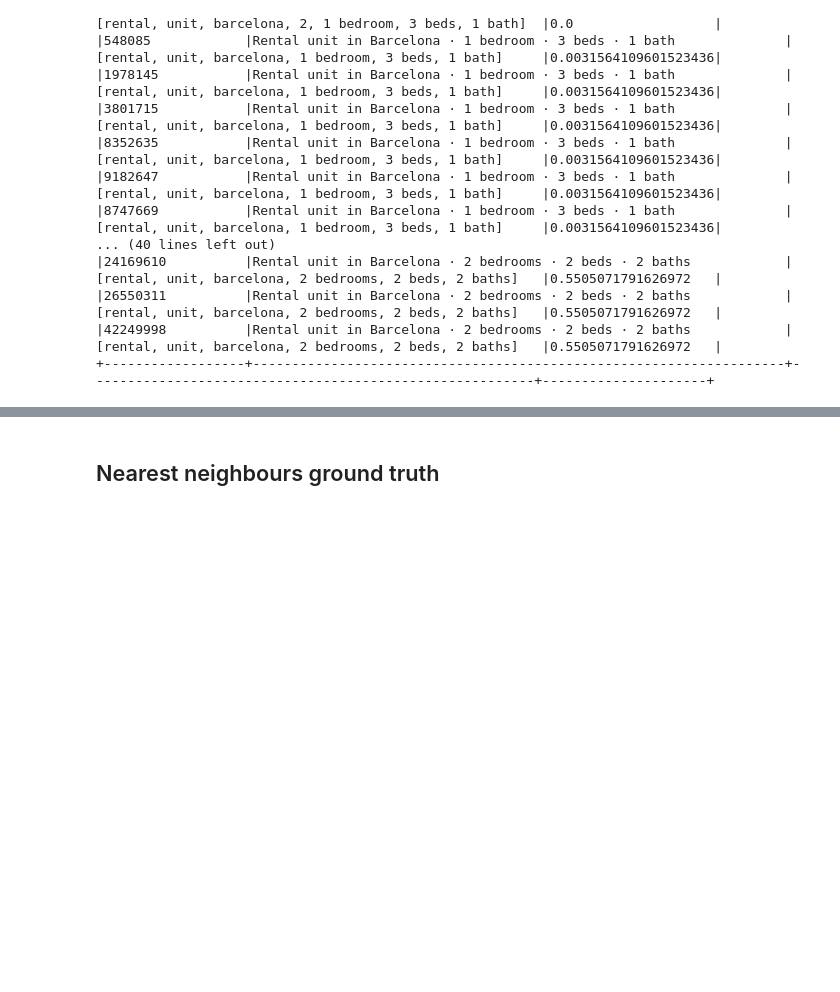
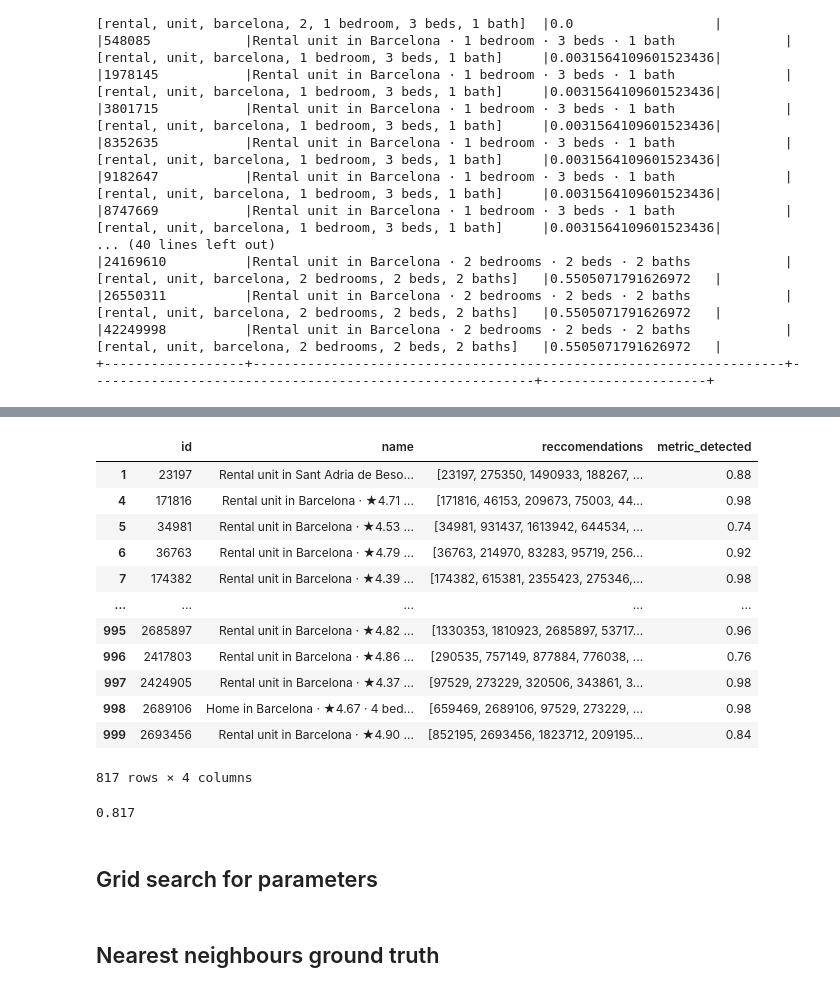
Before and after one commit to shandrayu/mining-massive-databases, a Jupyter notebook: notebooks/homework_pyspark_yuliia.ipynb, the cells around one changed output, grey strips where cells are left out. Drawn from its saved outputs; the diff is of its cells as text; code cells hidden in the pictures; blank space fills up the shorter version.

```diff
--- a/notebooks/homework_pyspark_yuliia.ipynb
+++ b/notebooks/homework_pyspark_yuliia.ipynb
@@ -336,0 +520,3 @@ Query ID: 562020
+# %%
+df["metric_detected"] = df.apply(lambda row : np.sum(np.isin(row.reccomendations, row.gt_ids)) / num_neighbours, axis = 1)
+df["metric_missed"] = 1 - df["metric_detected"]
@@ -337,3 +534,28 @@ Query ID: 562020
+# %%
+threshold = 0.7
+good_reccomendations = df.loc[df["metric_detected"] > threshold][["id", "name", "reccomendations", "metric_detected"]]
+good_reccomendations
+# %% [output]
+|  | id | name | reccomendations | metric_detected |
+| 1 | 23197 | Rental unit in Sant Adria de Beso... | [23197, 275350, 1490933, 188267, ... | 0.88 |
+| 4 | 171816 | Rental unit in Barcelona · ★4.71 ... | [171816, 46153, 209673, 75003, 44... | 0.98 |
+| 5 | 34981 | Rental unit in Barcelona · ★4.53 ... | [34981, 931437, 1613942, 644534, ... | 0.74 |
+| 6 | 36763 | Rental unit in Barcelona · ★4.79 ... | [36763, 214970, 83283, 95719, 256... | 0.92 |
+| 7 | 174382 | Rental unit in Barcelona · ★4.39 ... | [174382, 615381, 2355423, 275346,... | 0.98 |
+| ... | ... | ... | ... | ... |
+| 995 | 2685897 | Rental unit in Barcelona · ★4.82 ... | [1330353, 1810923, 2685897, 53717... | 0.96 |
+| 996 | 2417803 | Rental unit in Barcelona · ★4.86 ... | [290535, 757149, 877884, 776038, ... | 0.76 |
+| 997 | 2424905 | Rental unit in Barcelona · ★4.37 ... | [97529, 273229, 320506, 343861, 3... | 0.98 |
+| 998 | 2689106 | Home in Barcelona · ★4.67 · 4 bed... | [659469, 2689106, 97529, 273229, ... | 0.98 |
+| 999 | 2693456 | Rental unit in Barcelona · ★4.90 ... | [852195, 2693456, 1823712, 209195... | 0.84 |
+817 rows × 4 columns
+# %%
+accuracy = good_reccomendations.shape[0] /sumsample_size
+accuracy
+# %% [output]
+0.817
+# %% [markdown]
+## Grid search for parameters
 # %% [markdown]
 ## Nearest neighbours ground truth
 # %%
```
Also changed, not shown: parts of 33 cells of this notebook.
